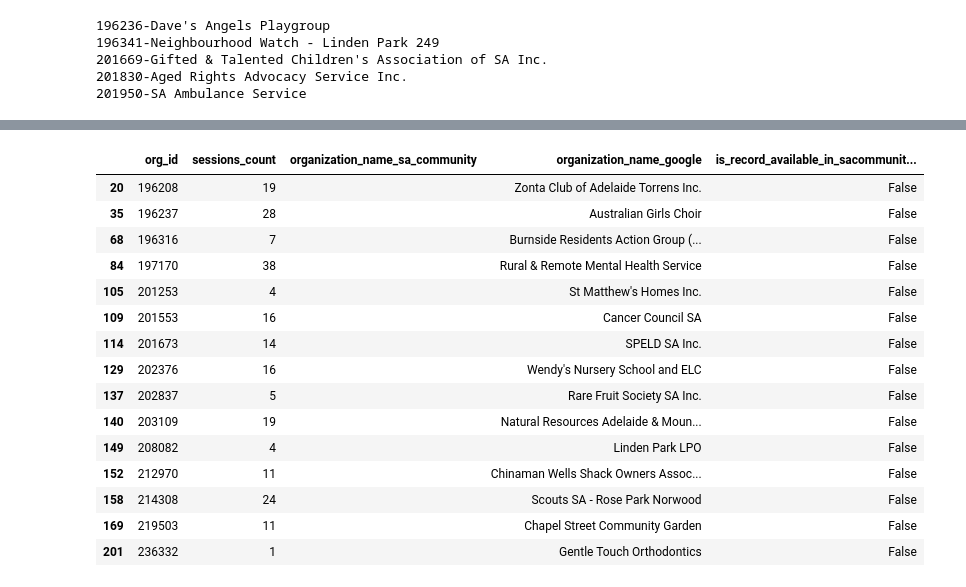
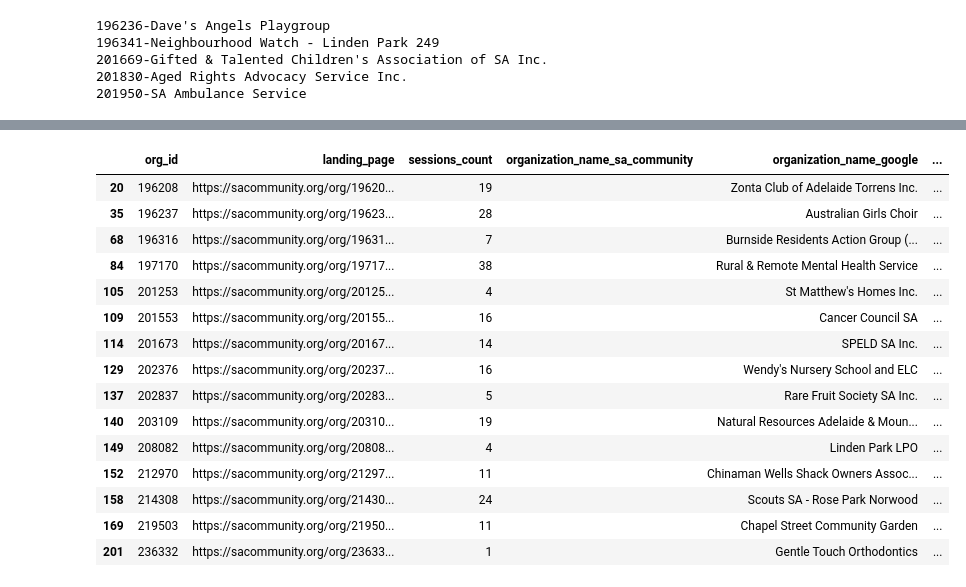
Before and after one commit to sacommunity/data-analytics, a Jupyter notebook: data-cleaning.ipynb, the cells around one changed output, grey strips where cells are left out. Cells and saved outputs as stored; diff of their text form; code cells hidden in the pictures.

```diff
--- a/data-cleaning.ipynb
+++ b/data-cleaning.ipynb
@@ -78,8 +78,10 @@ def get_combined_data(df_org_id_and_session, df_sacommunity, df_google_analytics
         if len(org_names_google) > 0:
             organization_name_google = org_names_google[0]
 
+        landing_page = sacommunity_url + df_google_analytics[df_google_analytics["organization_id"] == org_id]["Landing Page"].values[0]
         results.append({
             'org_id': org_id,
+            'landing_page': landing_page,
             'sessions_count': session_count,
             'organization_name_sa_community': organization_name_sa_community,
             'organization_name_google': organization_name_google,
@@ -140,20 +152,22 @@ SA community data
 # %%
 # these records are problematic, they are found in google analytics, but not in sacommunity council based export
-data_df[data_df["is_record_available_in_sacommunity_db"] == False]
+problematic_data = data_df[data_df["is_record_available_in_sacommunity_db"] == False]
+# TODO: add landing page in this df
+problematic_data
 # %% [output]
-|  | org_id | sessions_count | organization_name_sa_community | organization_name_google | is_record_available_in_sacommunit... |
-| 20 | 196208 | 19 |  | Zonta Club of Adelaide Torrens Inc. | False |
-| 35 | 196237 | 28 |  | Australian Girls Choir | False |
-| 68 | 196316 | 7 |  | Burnside Residents Action Group (... | False |
-| 84 | 197170 | 38 |  | Rural & Remote Mental Health Service | False |
-| 105 | 201253 | 4 |  | St Matthew's Homes Inc. | False |
-| 109 | 201553 | 16 |  | Cancer Council SA | False |
-| 114 | 201673 | 14 |  | SPELD SA Inc. | False |
-| 129 | 202376 | 16 |  | Wendy's Nursery School and ELC | False |
-| 137 | 202837 | 5 |  | Rare Fruit Society SA Inc. | False |
-| 140 | 203109 | 19 |  | Natural Resources Adelaide & Moun... | False |
-| 149 | 208082 | 4 |  | Linden Park LPO | False |
-| 152 | 212970 | 11 |  | Chinaman Wells Shack Owners Assoc... | False |
-| 158 | 214308 | 24 |  | Scouts SA - Rose Park Norwood | False |
-| 169 | 219503 | 11 |  | Chapel Street Community Garden | False |
-| 201 | 236332 | 1 |  | Gentle Touch Orthodontics | False |
+|  | org_id | landing_page | sessions_count | organization_name_sa_community | organization_name_google | ... |
+| 20 | 196208 | https://sacommunity.org/org/19620... | 19 |  | Zonta Club of Adelaide Torrens Inc. | ... |
+| 35 | 196237 | https://sacommunity.org/org/19623... | 28 |  | Australian Girls Choir | ... |
+| 68 | 196316 | https://sacommunity.org/org/19631... | 7 |  | Burnside Residents Action Group (... | ... |
+| 84 | 197170 | https://sacommunity.org/org/19717... | 38 |  | Rural & Remote Mental Health Service | ... |
+| 105 | 201253 | https://sacommunity.org/org/20125... | 4 |  | St Matthew's Homes Inc. | ... |
+| 109 | 201553 | https://sacommunity.org/org/20155... | 16 |  | Cancer Council SA | ... |
+| 114 | 201673 | https://sacommunity.org/org/20167... | 14 |  | SPELD SA Inc. | ... |
+| 129 | 202376 | https://sacommunity.org/org/20237... | 16 |  | Wendy's Nursery School and ELC | ... |
+| 137 | 202837 | https://sacommunity.org/org/20283... | 5 |  | Rare Fruit Society SA Inc. | ... |
+| 140 | 203109 | https://sacommunity.org/org/20310... | 19 |  | Natural Resources Adelaide & Moun... | ... |
+| 149 | 208082 | https://sacommunity.org/org/20808... | 4 |  | Linden Park LPO | ... |
+| 152 | 212970 | https://sacommunity.org/org/21297... | 11 |  | Chinaman Wells Shack Owners Assoc... | ... |
+| 158 | 214308 | https://sacommunity.org/org/21430... | 24 |  | Scouts SA - Rose Park Norwood | ... |
+| 169 | 219503 | https://sacommunity.org/org/21950... | 11 |  | Chapel Street Community Garden | ... |
+| 201 | 236332 | https://sacommunity.org/org/23633... | 1 |  | Gentle Touch Orthodontics | ... |
```
Also changed, not shown: parts of 4 cells of this notebook.
